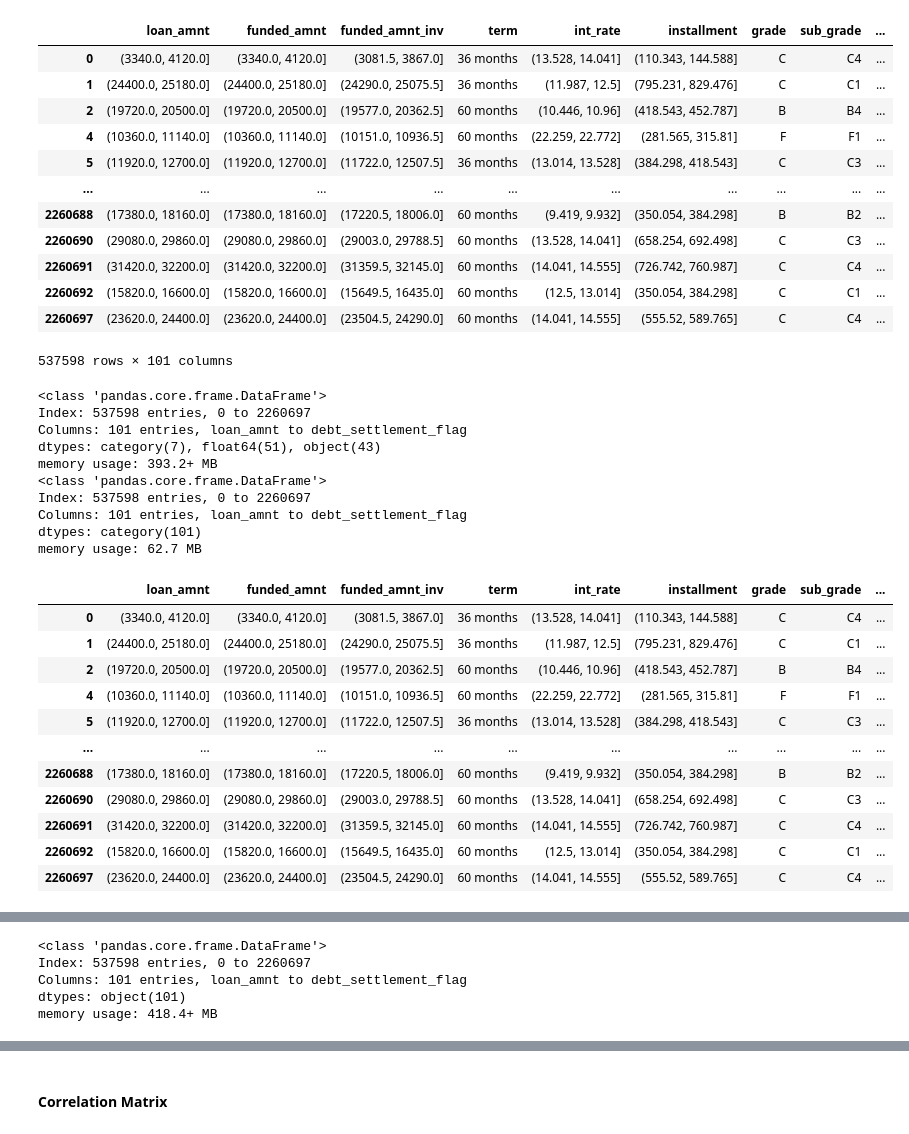
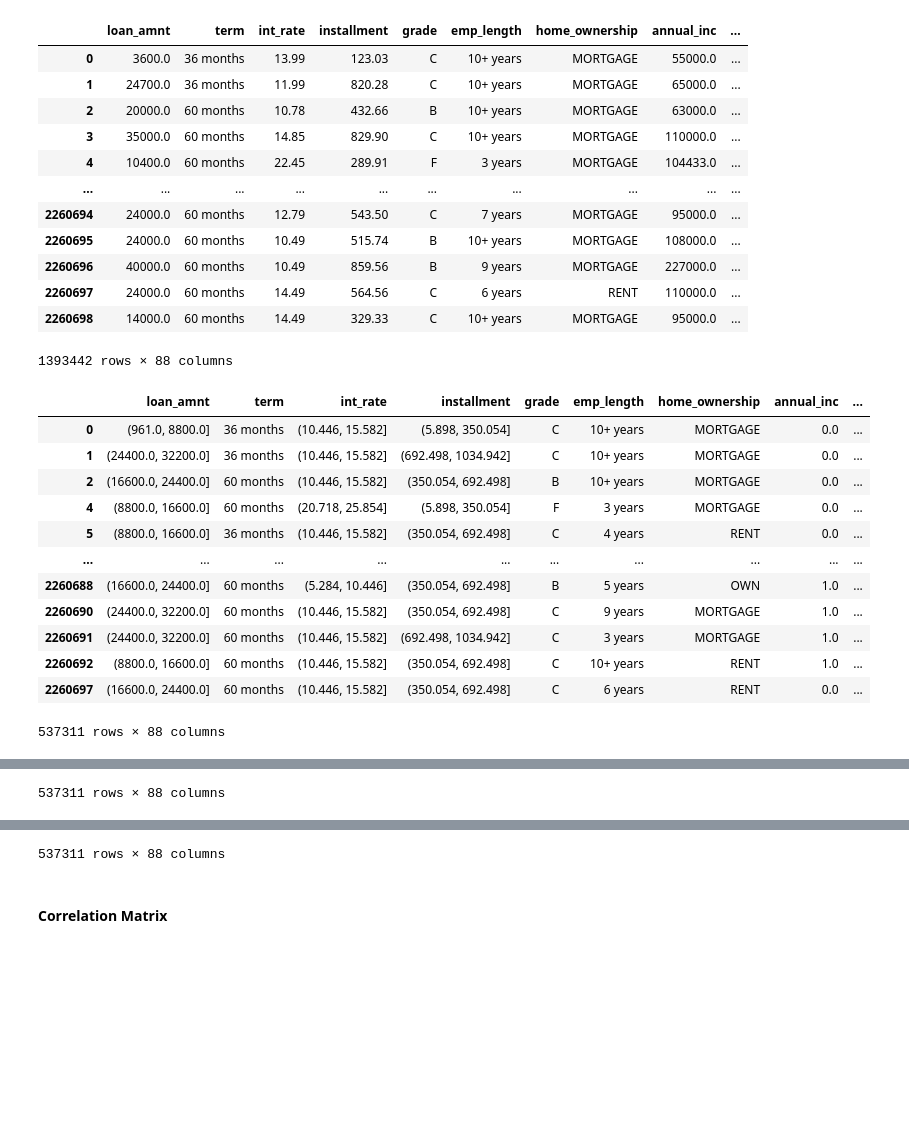
Before and after one commit to Zach-schwark/Honours-Research, a Jupyter notebook: Data/data_preprocessing.ipynb, the cells around one changed output, grey strips where cells are left out. Cells and saved outputs as stored; diff of their text form; code cells hidden in the pictures; blank space fills up the shorter version.

```diff
--- a/Data/data_preprocessing.ipynb
+++ b/Data/data_preprocessing.ipynb
@@ -13,7 +13,7 @@ data = data.drop(['id', 'member_id', 'settlement_term','settlement_percentage',
            'hardship_loan_status', 'hardship_dpd', 'hardship_length','payment_plan_start_date','hardship_end_date', 'hardship_start_date', 'hardship_amount', 'deferral_term', 'hardship_status', 'hardship_reason', 'hardship_type',
            'sec_app_mths_since_last_major_derog', 'sec_app_collections_12_mths_ex_med', 'sec_app_chargeoff_within_12_mths', 'sec_app_num_rev_accts', 'sec_app_open_act_il', 'sec_app_revol_util', 'sec_app_open_acc', 'sec_app_mort_acc',
            'sec_app_inq_last_6mths', 'sec_app_earliest_cr_line', 'sec_app_fico_range_high', 'sec_app_fico_range_low', 'verification_status_joint', 'dti_joint', 'annual_inc_joint', 'desc', 'url', 'revol_bal_joint','mths_since_last_record', 'mths_since_recent_bc_dlq', 'mths_since_last_major_derog', 'mths_since_recent_revol_delinq', 'next_pymnt_d',
-           'il_util', 'mths_since_rcnt_il','mths_since_last_delinq', 'zip_code', 'last_pymnt_d' ], axis=1)
+           'il_util', 'mths_since_rcnt_il','mths_since_last_delinq', 'zip_code', 'last_pymnt_d','emp_title','funded_amnt', 'funded_amnt_inv', 'sub_grade', 'collection_recovery_fee', 'fico_range_low', 'num_sats', 'total_pymnt_inv', 'total_rec_prncp', 'tot_hi_cred_lim', 'total_il_high_credit_limit', 'num_rev_tl_bal_gt_0', 'last_fico_range_low'], axis=1)
 
 #data = data.dropna()
 #data
@@ -29,8 +29,11 @@ data = data.drop(['id', 'member_id', 'settlement_term','settlement_percentage',
 
 # i removed 'last_payment_d' as i dont this its necessary and since iit would mostly apply to rows where loan status = current
 
+# idk what 'il_util' is but i removed it
 
-# idk what 'il_util' is but i removed it
+# features i removed after looking at the correlation grid/ heatmap
+# 'funded_amnt', 'funded_amnt_inv', 'sub_grade', 'collection_recovery_fee', 'fico_range_low', 'num_sats', 'total_pymnt_inv', 'total_rec_prncp', 'tot_hi_cred_lim', 'total_il_high_credit_limit', 'num_rev_tl_bal_gt_0', 'last_fico_range_low'
+
 data.convert_dtypes()
 data.dtypes
 display(data)
@@ -132,4 +135,5 @@ Length: 2260701, dtype: int64
 # %%
-data_droppedna = data.dropna(thresh=90)
+#data_droppedna = data.dropna(thresh=82)
+data_droppedna = data.dropna(thresh=83)
 display(data_droppedna)
 # %% [output]
@@ -783,47 +847,39 @@ discretise_data['total_il_high_credit_limit'] = total_il_high_credit_limit_dataf
 # %%
+display(data_droppedna)
 display(discretise_data)
 discretise_data.info()
 # cats all data types to "category"
 category_data = discretise_data.astype('category')
 category_data.info()
 display(category_data)
 # cast all data types to str
 str_data = discretise_data.astype('str')
 str_data.info()
 display(str_data)
 # %% [output]
-|  | loan_amnt | funded_amnt | funded_amnt_inv | term | int_rate | installment | grade | sub_grade | ... |
-| 0 | (3340.0, 4120.0] | (3340.0, 4120.0] | (3081.5, 3867.0] | 36 months | (13.528, 14.041] | (110.343, 144.588] | C | C4 | ... |
-| 1 | (24400.0, 25180.0] | (24400.0, 25180.0] | (24290.0, 25075.5] | 36 months | (11.987, 12.5] | (795.231, 829.476] | C | C1 | ... |
-| 2 | (19720.0, 20500.0] | (19720.0, 20500.0] | (19577.0, 20362.5] | 60 months | (10.446, 10.96] | (418.543, 452.787] | B | B4 | ... |
-| 4 | (10360.0, 11140.0] | (10360.0, 11140.0] | (10151.0, 10936.5] | 60 months | (22.259, 22.772] | (281.565, 315.81] | F | F1 | ... |
-| 5 | (11920.0, 12700.0] | (11920.0, 12700.0] | (11722.0, 12507.5] | 36 months | (13.014, 13.528] | (384.298, 418.543] | C | C3 | ... |
+|  | loan_amnt | term | int_rate | installment | grade | emp_length | home_ownership | annual_inc | ... |
+| 0 | 3600.0 | 36 months | 13.99 | 123.03 | C | 10+ years | MORTGAGE | 55000.0 | ... |
+| 1 | 24700.0 | 36 months | 11.99 | 820.28 | C | 10+ years | MORTGAGE | 65000.0 | ... |
+| 2 | 20000.0 | 60 months | 10.78 | 432.66 | B | 10+ years | MORTGAGE | 63000.0 | ... |
+| 3 | 35000.0 | 60 months | 14.85 | 829.90 | C | 10+ years | MORTGAGE | 110000.0 | ... |
+| 4 | 10400.0 | 60 months | 22.45 | 289.91 | F | 3 years | MORTGAGE | 104433.0 | ... |
 | ... | ... | ... | ... | ... | ... | ... | ... | ... | ... |
-| 2260688 | (17380.0, 18160.0] | (17380.0, 18160.0] | (17220.5, 18006.0] | 60 months | (9.419, 9.932] | (350.054, 384.298] | B | B2 | ... |
-| 2260690 | (29080.0, 29860.0] | (29080.0, 29860.0] | (29003.0, 29788.5] | 60 months | (13.528, 14.041] | (658.254, 692.498] | C | C3 | ... |
-| 2260691 | (31420.0, 32200.0] | (31420.0, 32200.0] | (31359.5, 32145.0] | 60 months | (14.041, 14.555] | (726.742, 760.987] | C | C4 | ... |
-| 2260692 | (15820.0, 16600.0] | (15820.0, 16600.0] | (15649.5, 16435.0] | 60 months | (12.5, 13.014] | (350.054, 384.298] | C | C1 | ... |
-| 2260697 | (23620.0, 24400.0] | (23620.0, 24400.0] | (23504.5, 24290.0] | 60 months | (14.041, 14.555] | (555.52, 589.765] | C | C4 | ... |
+| 2260694 | 24000.0 | 60 months | 12.79 | 543.50 | C | 7 years | MORTGAGE | 95000.0 | ... |
+| 2260695 | 24000.0 | 60 months | 10.49 | 515.74 | B | 10+ years | MORTGAGE | 108000.0 | ... |
+| 2260696 | 40000.0 | 60 months | 10.49 | 859.56 | B | 9 years | MORTGAGE | 227000.0 | ... |
+| 2260697 | 24000.0 | 60 months | 14.49 | 564.56 | C | 6 years | RENT | 110000.0 | ... |
+| 2260698 | 14000.0 | 60 months | 14.49 | 329.33 | C | 10+ years | MORTGAGE | 95000.0 | ... |
-537598 rows × 101 columns
+1393442 rows × 88 columns
+|  | loan_amnt | term | int_rate | installment | grade | emp_length | home_ownership | annual_inc | ... |
+| 0 | (961.0, 8800.0] | 36 months | (10.446, 15.582] | (5.898, 350.054] | C | 10+ years | MORTGAGE | 0.0 | ... |
+| 1 | (24400.0, 32200.0] | 36 months | (10.446, 15.582] | (692.498, 1034.942] | C | 10+ years | MORTGAGE | 0.0 | ... |
+| 2 | (16600.0, 24400.0] | 60 months | (10.446, 15.582] | (350.054, 692.498] | B | 10+ years | MORTGAGE | 0.0 | ... |
+| 4 | (8800.0, 16600.0] | 60 months | (20.718, 25.854] | (5.898, 350.054] | F | 3 years | MORTGAGE | 0.0 | ... |
+| 5 | (8800.0, 16600.0] | 36 months | (10.446, 15.582] | (350.054, 692.498] | C | 4 years | RENT | 0.0 | ... |
+| ... | ... | ... | ... | ... | ... | ... | ... | ... | ... |
+| 2260688 | (16600.0, 24400.0] | 60 months | (5.284, 10.446] | (350.054, 692.498] | B | 5 years | OWN | 1.0 | ... |
+| 2260690 | (24400.0, 32200.0] | 60 months | (10.446, 15.582] | (350.054, 692.498] | C | 9 years | MORTGAGE | 1.0 | ... |
+| 2260691 | (24400.0, 32200.0] | 60 months | (10.446, 15.582] | (692.498, 1034.942] | C | 3 years | MORTGAGE | 1.0 | ... |
+| 2260692 | (8800.0, 16600.0] | 60 months | (10.446, 15.582] | (350.054, 692.498] | C | 10+ years | RENT | 1.0 | ... |
+| 2260697 | (16600.0, 24400.0] | 60 months | (10.446, 15.582] | (350.054, 692.498] | C | 6 years | RENT | 0.0 | ... |
-<class 'pandas.core.frame.DataFrame'>
-Index: 537598 entries, 0 to 2260697
-Columns: 101 entries, loan_amnt to debt_settlement_flag
-dtypes: category(7), float64(51), object(43)
-memory usage: 393.2+ MB
-<class 'pandas.core.frame.DataFrame'>
-Index: 537598 entries, 0 to 2260697
-Columns: 101 entries, loan_amnt to debt_settlement_flag
-dtypes: category(101)
-memory usage: 62.7 MB
+537311 rows × 88 columns
-|  | loan_amnt | funded_amnt | funded_amnt_inv | term | int_rate | installment | grade | sub_grade | ... |
-| 0 | (3340.0, 4120.0] | (3340.0, 4120.0] | (3081.5, 3867.0] | 36 months | (13.528, 14.041] | (110.343, 144.588] | C | C4 | ... |
-| 1 | (24400.0, 25180.0] | (24400.0, 25180.0] | (24290.0, 25075.5] | 36 months | (11.987, 12.5] | (795.231, 829.476] | C | C1 | ... |
-| 2 | (19720.0, 20500.0] | (19720.0, 20500.0] | (19577.0, 20362.5] | 60 months | (10.446, 10.96] | (418.543, 452.787] | B | B4 | ... |
-| 4 | (10360.0, 11140.0] | (10360.0, 11140.0] | (10151.0, 10936.5] | 60 months | (22.259, 22.772] | (281.565, 315.81] | F | F1 | ... |
-| 5 | (11920.0, 12700.0] | (11920.0, 12700.0] | (11722.0, 12507.5] | 36 months | (13.014, 13.528] | (384.298, 418.543] | C | C3 | ... |
-| ... | ... | ... | ... | ... | ... | ... | ... | ... | ... |
-| 2260688 | (17380.0, 18160.0] | (17380.0, 18160.0] | (17220.5, 18006.0] | 60 months | (9.419, 9.932] | (350.054, 384.298] | B | B2 | ... |
-| 2260690 | (29080.0, 29860.0] | (29080.0, 29860.0] | (29003.0, 29788.5] | 60 months | (13.528, 14.041] | (658.254, 692.498] | C | C3 | ... |
-| 2260691 | (31420.0, 32200.0] | (31420.0, 32200.0] | (31359.5, 32145.0] | 60 months | (14.041, 14.555] | (726.742, 760.987] | C | C4 | ... |
-| 2260692 | (15820.0, 16600.0] | (15820.0, 16600.0] | (15649.5, 16435.0] | 60 months | (12.5, 13.014] | (350.054, 384.298] | C | C1 | ... |
-| 2260697 | (23620.0, 24400.0] | (23620.0, 24400.0] | (23504.5, 24290.0] | 60 months | (14.041, 14.555] | (555.52, 589.765] | C | C4 | ... |
@@ -831,5 +915 @@ memory usage: 62.7 MB
-<class 'pandas.core.frame.DataFrame'>
-Index: 537598 entries, 0 to 2260697
-Columns: 101 entries, loan_amnt to debt_settlement_flag
-dtypes: object(101)
-memory usage: 418.4+ MB
+537311 rows × 88 columns
@@ -849,3 +945,4 @@ memory usage: 418.4+ MB
+537311 rows × 88 columns
 # %% [markdown]
 #### Correlation Matrix
 # %%
```
Also changed, not shown: parts of 8 cells of this notebook, 1 other file.
